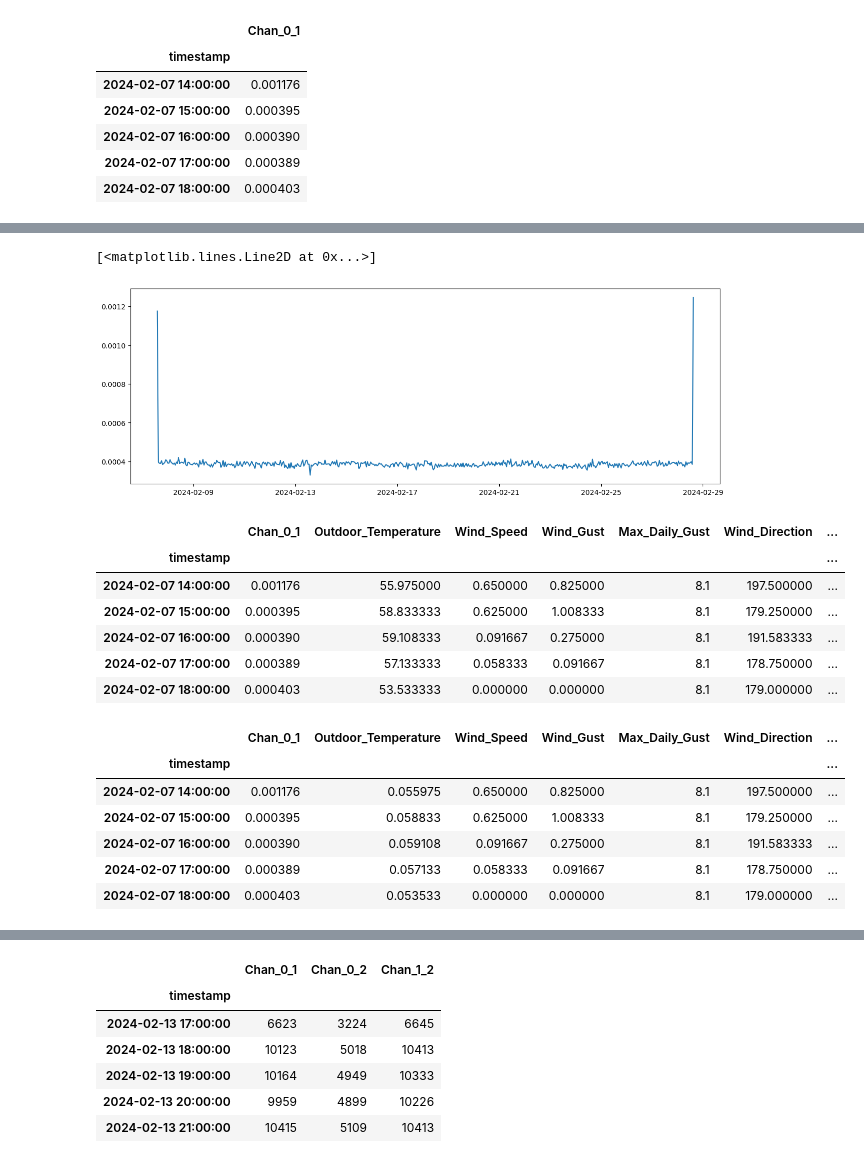
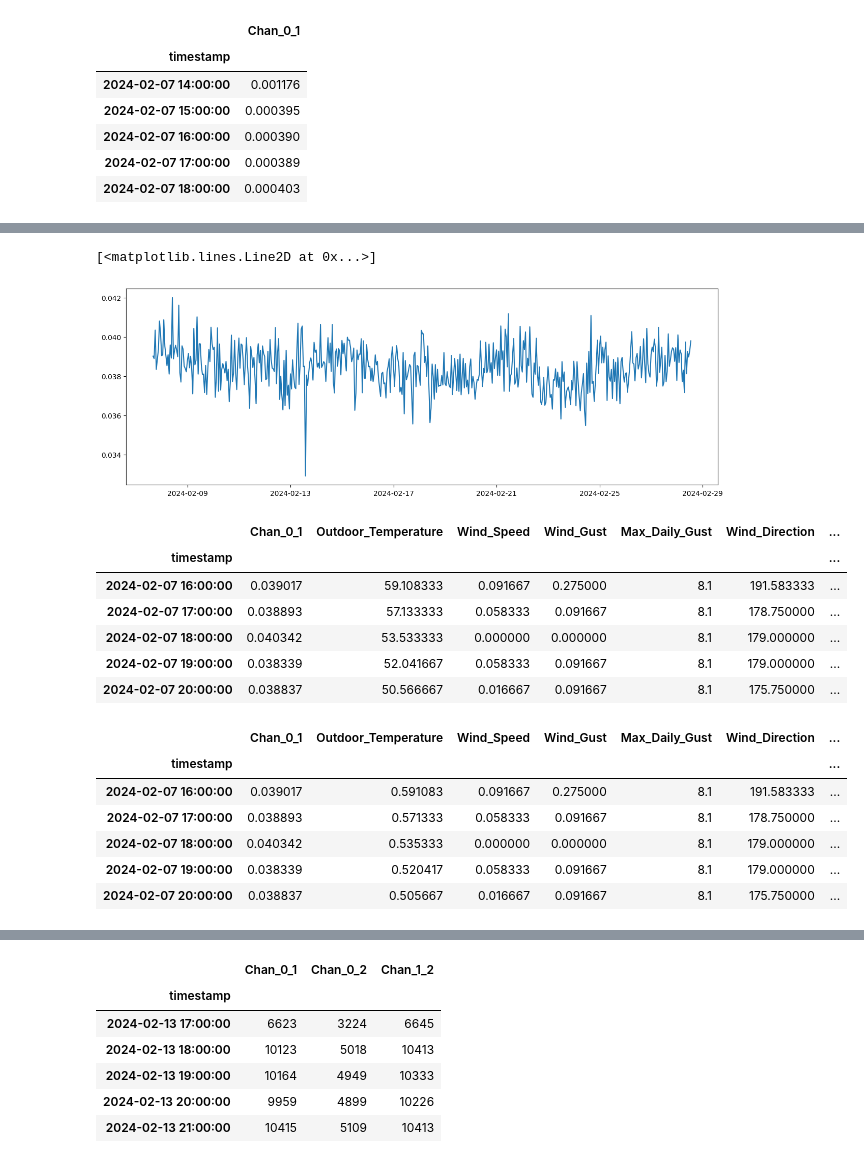
Before and after one commit to vpadgett1/cubesat_test_data, a Jupyter notebook: consistency_2024/Feb_2024_with_ground.ipynb, the cells around one changed output, grey strips where cells are left out. Cells and saved outputs as stored; diff of their text form; code cells hidden in the pictures.

```diff
--- a/consistency_2024/Feb_2024_with_ground.ipynb
+++ b/consistency_2024/Feb_2024_with_ground.ipynb
@@ -39,3 +39,12 @@ df_cubesat.head()
 | 2024-02-07 16:00:00 | 0.000390 |
 | 2024-02-07 17:00:00 | 0.000389 |
 | 2024-02-07 18:00:00 | 0.000403 |
+# %%
+#drop the first and last hour of data from the cubesat data
+df_cubesat = df_cubesat.iloc[1:]
+df_cubesat = df_cubesat.iloc[:-1]
+df_cubesat.head()
+
+#find the percentage value of the data
+df_cubesat['Chan_0_1'] = df_cubesat['Chan_0_1'] * 100
+df_cubesat.head()
@@ -45,7 +62,7 @@ plt.figure(figsize=(15, 5))
 plt.plot(df_cubesat['Chan_0_1'])
 # %% [output]
 [<matplotlib.lines.Line2D at 0x...>]
-[figure, old version]
+[figure, new version]
 # %%
 df_weather = pd.read_csv("AW_Feb7_Feb28.csv")
 #timestamp column to datetime
@@ -66,26 +83,31 @@ df_combined.head()
 # %% [output]
 |  | Chan_0_1 | Outdoor_Temperature | Wind_Speed | Wind_Gust | Max_Daily_Gust | Wind_Direction | ... |
 | timestamp |  |  |  |  |  |  | ... |
-| 2024-02-07 14:00:00 | 0.001176 | 55.975000 | 0.650000 | 0.825000 | 8.1 | 197.500000 | ... |
-| 2024-02-07 15:00:00 | 0.000395 | 58.833333 | 0.625000 | 1.008333 | 8.1 | 179.250000 | ... |
-| 2024-02-07 16:00:00 | 0.000390 | 59.108333 | 0.091667 | 0.275000 | 8.1 | 191.583333 | ... |
-| 2024-02-07 17:00:00 | 0.000389 | 57.133333 | 0.058333 | 0.091667 | 8.1 | 178.750000 | ... |
-| 2024-02-07 18:00:00 | 0.000403 | 53.533333 | 0.000000 | 0.000000 | 8.1 | 179.000000 | ... |
+| 2024-02-07 16:00:00 | 0.039017 | 59.108333 | 0.091667 | 0.275000 | 8.1 | 191.583333 | ... |
+| 2024-02-07 17:00:00 | 0.038893 | 57.133333 | 0.058333 | 0.091667 | 8.1 | 178.750000 | ... |
+| 2024-02-07 18:00:00 | 0.040342 | 53.533333 | 0.000000 | 0.000000 | 8.1 | 179.000000 | ... |
+| 2024-02-07 19:00:00 | 0.038339 | 52.041667 | 0.058333 | 0.091667 | 8.1 | 179.000000 | ... |
+| 2024-02-07 20:00:00 | 0.038837 | 50.566667 | 0.016667 | 0.091667 | 8.1 | 175.750000 | ... |
 # %%
-#scale temperature by 0.1 factor
-df_combined['Outdoor_Temperature'] = df_combined['Outdoor_Temperature'] * 0.1
+#scale temperature to a percent value
+df_combined['Outdoor_Temperature'] = df_combined['Outdoor_Temperature'] / 100
+df_combined.head()
+
+# #scale relative pressure to a percent value
+# df_combined['Relative_Pressure_(inHg)'] = df_combined['Relative_Pressure_(inHg)'] / 100
+# df_combined.head()
 
 #scale pressure by ratio of absolute against relative
 df_combined['Relative_Pressure_(inHg)'] = df_combined['Absolute_Pressure_(inHg)'] / df_combined['Relative_Pressure_(inHg)']
 df_combined.head()
 # %% [output]
 |  | Chan_0_1 | Outdoor_Temperature | Wind_Speed | Wind_Gust | Max_Daily_Gust | Wind_Direction | ... |
 | timestamp |  |  |  |  |  |  | ... |
-| 2024-02-07 14:00:00 | 0.001176 | 0.055975 | 0.650000 | 0.825000 | 8.1 | 197.500000 | ... |
-| 2024-02-07 15:00:00 | 0.000395 | 0.058833 | 0.625000 | 1.008333 | 8.1 | 179.250000 | ... |
-| 2024-02-07 16:00:00 | 0.000390 | 0.059108 | 0.091667 | 0.275000 | 8.1 | 191.583333 | ... |
-| 2024-02-07 17:00:00 | 0.000389 | 0.057133 | 0.058333 | 0.091667 | 8.1 | 178.750000 | ... |
-| 2024-02-07 18:00:00 | 0.000403 | 0.053533 | 0.000000 | 0.000000 | 8.1 | 179.000000 | ... |
+| 2024-02-07 16:00:00 | 0.039017 | 0.591083 | 0.091667 | 0.275000 | 8.1 | 191.583333 | ... |
+| 2024-02-07 17:00:00 | 0.038893 | 0.571333 | 0.058333 | 0.091667 | 8.1 | 178.750000 | ... |
+| 2024-02-07 18:00:00 | 0.040342 | 0.535333 | 0.000000 | 0.000000 | 8.1 | 179.000000 | ... |
+| 2024-02-07 19:00:00 | 0.038339 | 0.520417 | 0.058333 | 0.091667 | 8.1 | 179.000000 | ... |
+| 2024-02-07 20:00:00 | 0.038837 | 0.505667 | 0.016667 | 0.091667 | 8.1 | 175.750000 | ... |
 # %%
 #plot the figure with multiple axes
 fig, ax1 = plt.subplots(figsize=(20,10))
```
Also changed, not shown: parts of 6 cells of this notebook, 7 other files.
